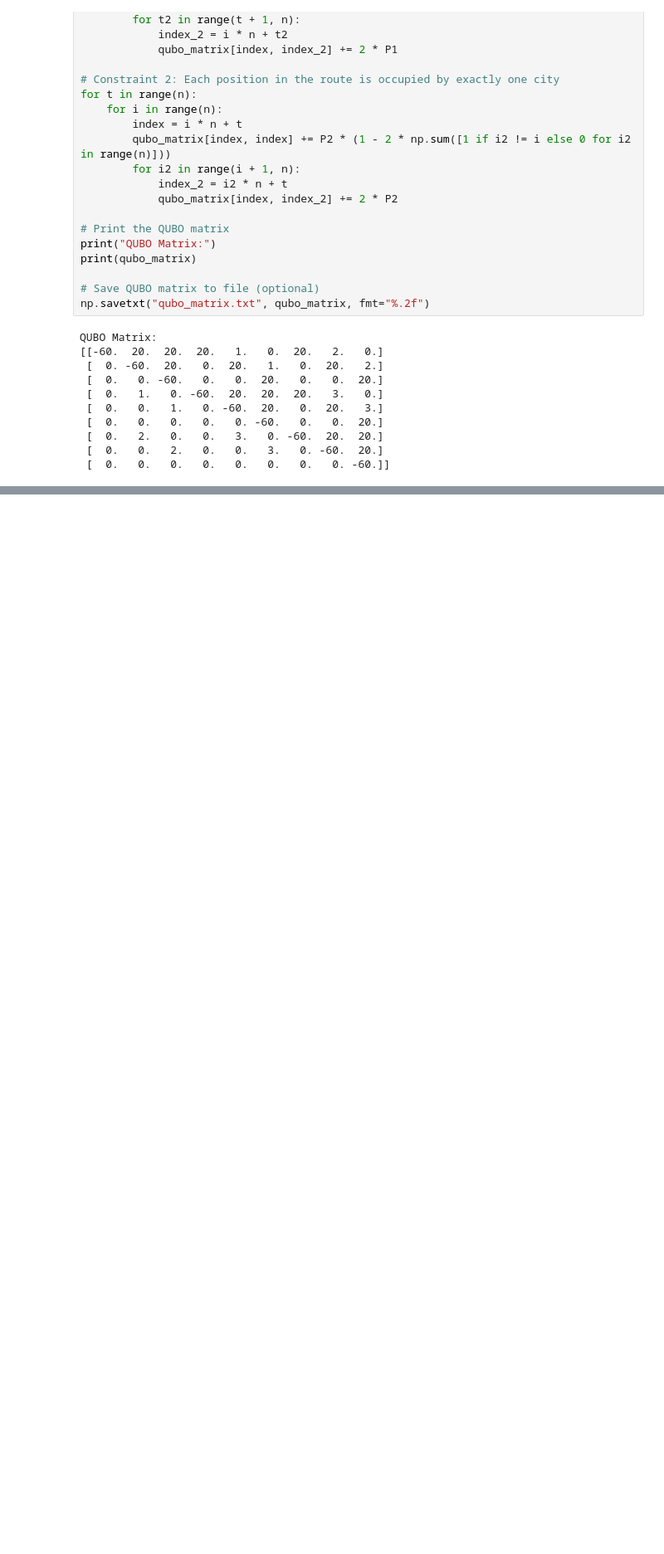
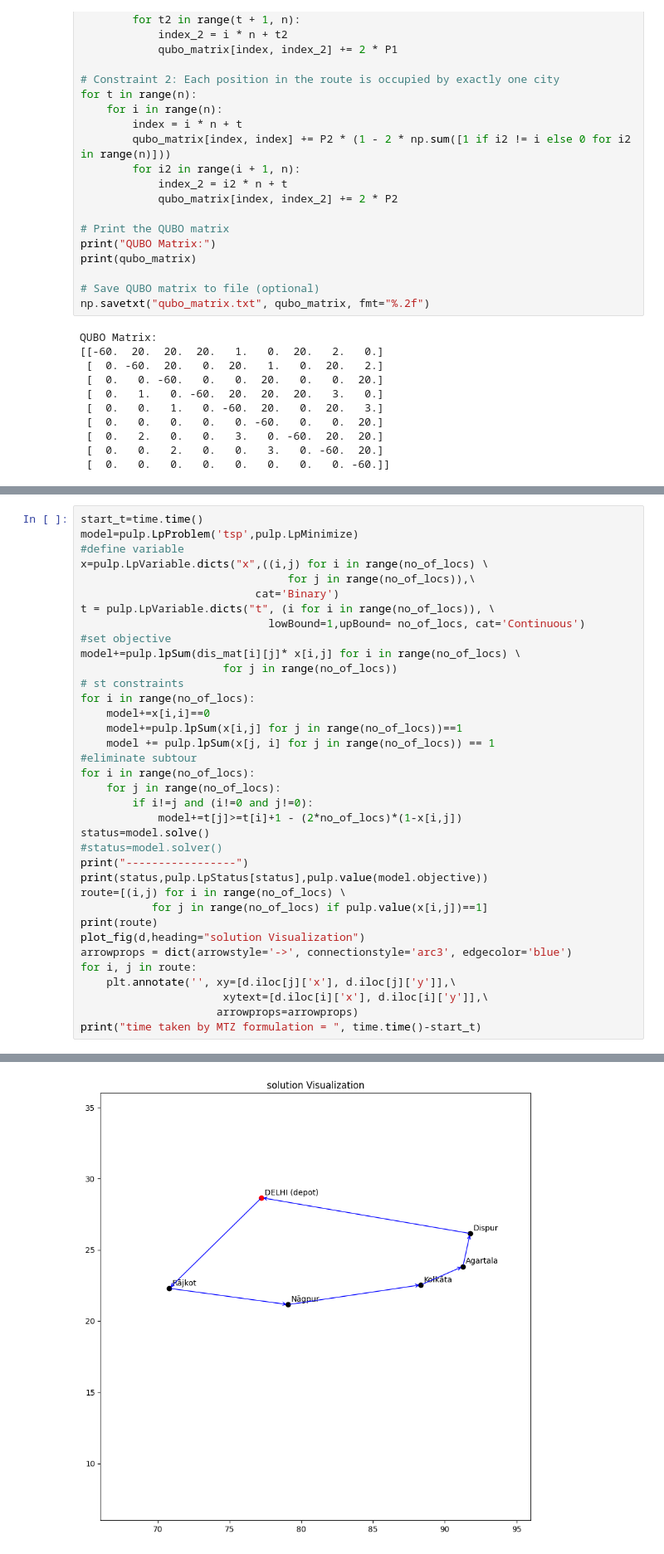
Before and after one commit to my612/Quantamania, a Jupyter notebook: main.ipynb, the cells around one changed output, grey strips where cells are left out. Shown: that part at 83% size. Cells and saved outputs as stored; diff of their text form; blank space fills up the shorter version.

```diff
--- a/main.ipynb
+++ b/main.ipynb
@@ -66,0 +132,37 @@ QUBO Matrix:
+# %%
+start_t=time.time()
+model=pulp.LpProblem('tsp',pulp.LpMinimize)
+#define variable
+x=pulp.LpVariable.dicts("x",((i,j) for i in range(no_of_locs) \
+                                for j in range(no_of_locs)),\
+                           cat='Binary')
+t = pulp.LpVariable.dicts("t", (i for i in range(no_of_locs)), \
+                             lowBound=1,upBound= no_of_locs, cat='Continuous')
+#set objective
+model+=pulp.lpSum(dis_mat[i][j]* x[i,j] for i in range(no_of_locs) \
+                      for j in range(no_of_locs))
+# st constraints
+for i in range(no_of_locs):
+    model+=x[i,i]==0
+    model+=pulp.lpSum(x[i,j] for j in range(no_of_locs))==1
+    model += pulp.lpSum(x[j, i] for j in range(no_of_locs)) == 1
+#eliminate subtour
+for i in range(no_of_locs):
+    for j in range(no_of_locs):
+        if i!=j and (i!=0 and j!=0):
+            model+=t[j]>=t[i]+1 - (2*no_of_locs)*(1-x[i,j])
+status=model.solve()
+#status=model.solver()
+print("-----------------")
+print(status,pulp.LpStatus[status],pulp.value(model.objective))
+route=[(i,j) for i in range(no_of_locs) \
+           for j in range(no_of_locs) if pulp.value(x[i,j])==1]
+print(route)
+plot_fig(d,heading="solution Visualization")
+arrowprops = dict(arrowstyle='->', connectionstyle='arc3', edgecolor='blue')
+for i, j in route:
+    plt.annotate('', xy=[d.iloc[j]['x'], d.iloc[j]['y']],\
+                      xytext=[d.iloc[i]['x'], d.iloc[i]['y']],\
+                     arrowprops=arrowprops)
+print("time taken by MTZ formulation = ", time.time()-start_t)
+# %% [output]
@@ -66,0 +173 @@ QUBO Matrix:
+[figure, added]
```
Also changed, not shown: parts of 3 cells of this notebook.
